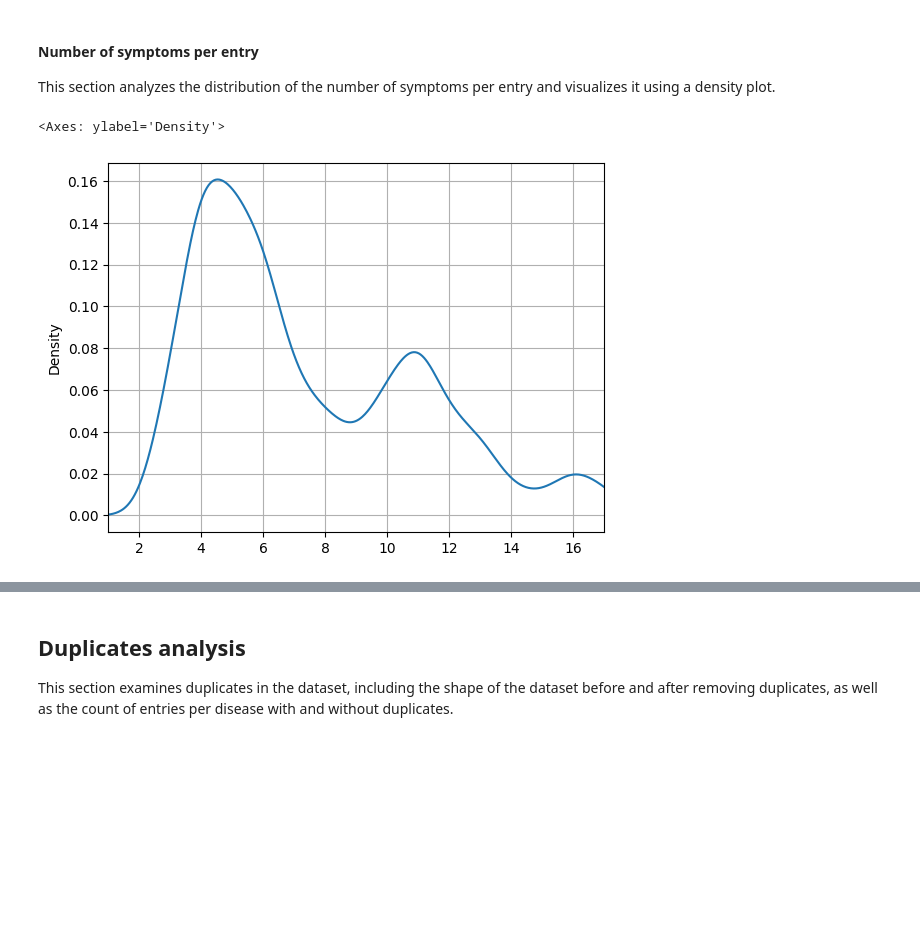
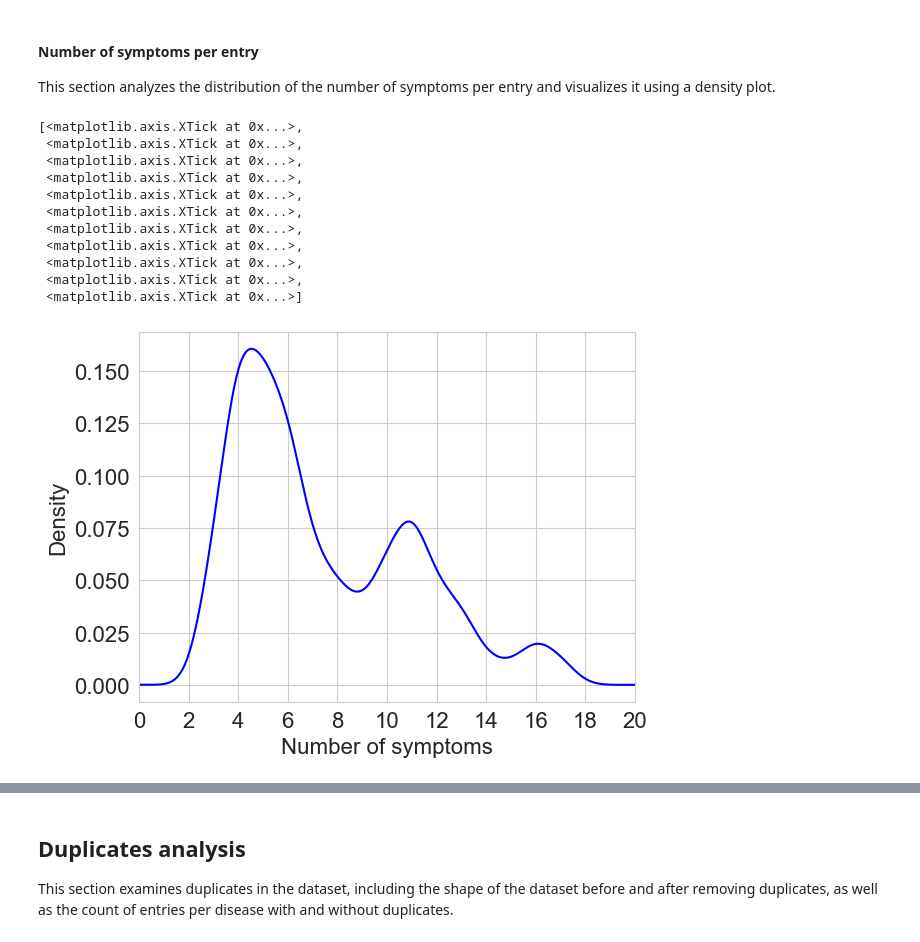
Before and after one commit to tom-bourjala/SDU-ML-DSP, a Jupyter notebook: main.ipynb, the cells around one changed output, grey strips where cells are left out. Cells and saved outputs as stored; diff of their text form; code cells hidden in the pictures; blank space fills up the shorter version.

Commit message:
changed graphs

```diff
--- a/main.ipynb
+++ b/main.ipynb
@@ -170,8 +170,21 @@ len(symptoms)
 #### Number of symptoms per entry
 This section analyzes the distribution of the number of symptoms per entry and visualizes it using a density plot.
 # %%
+xtick = np.linspace(0, 20, 11)
 number_of_symptoms_per_entry = df.iloc[:, 1:].count(axis=1)
-number_of_symptoms_per_entry.plot(kind='density', xlim=(1, 17), xlabel='Symptoms', grid='on')
+ax = number_of_symptoms_per_entry.plot(kind='density', color='blue', linewidth=1.5, xlim=(0, 20), xlabel='Symptoms', grid='on')
+ax.set_xlabel('Number of symptoms')
+ax.set_xticks(xtick)
 # %% [output]
-<Axes: ylabel='Density'>
+[<matplotlib.axis.XTick at 0x...>,
+ <matplotlib.axis.XTick at 0x...>,
+ <matplotlib.axis.XTick at 0x...>,
+ <matplotlib.axis.XTick at 0x...>,
+ <matplotlib.axis.XTick at 0x...>,
+ <matplotlib.axis.XTick at 0x...>,
+ <matplotlib.axis.XTick at 0x...>,
+ <matplotlib.axis.XTick at 0x...>,
+ <matplotlib.axis.XTick at 0x...>,
+ <matplotlib.axis.XTick at 0x...>,
+ <matplotlib.axis.XTick at 0x...>]
-[figure, old version]
+[figure, new version]
```
Also changed, not shown: parts of 7 cells of this notebook.
